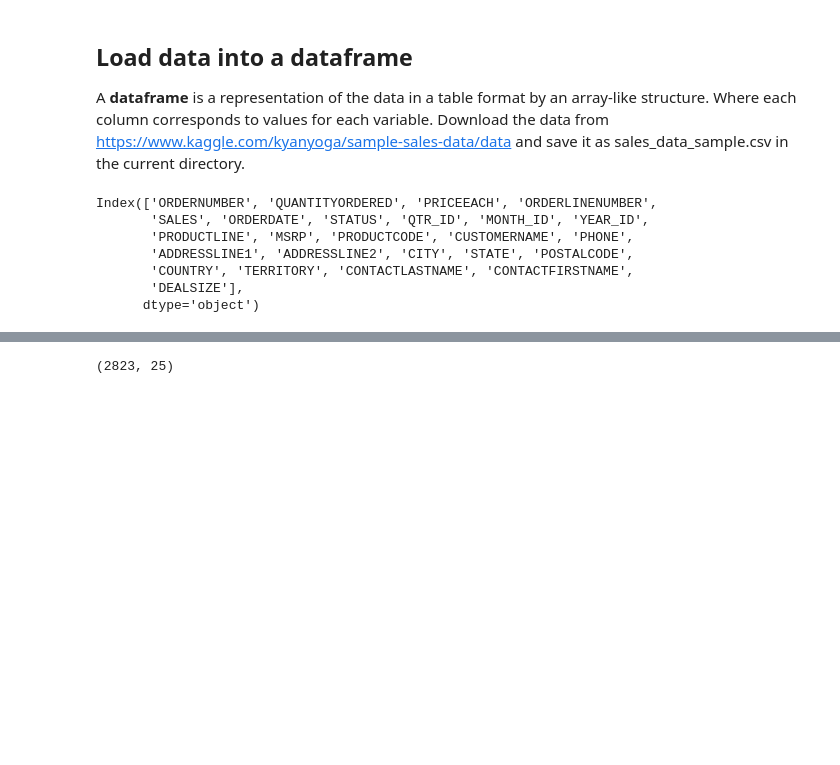
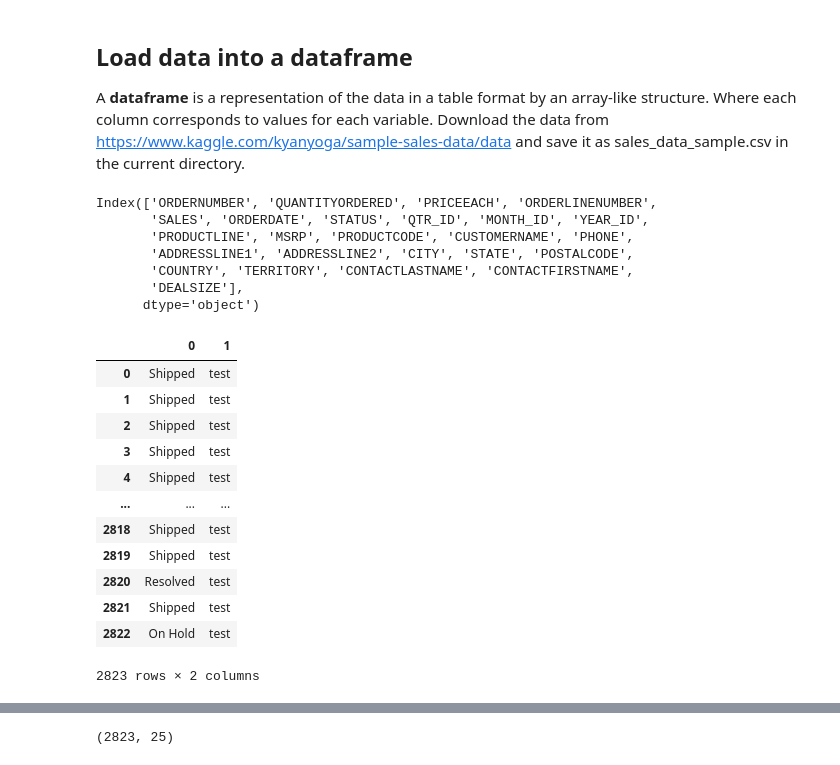
Before and after one commit to rootstrap/ml-training, a Jupyter notebook: data_cleaning.ipynb, the cells around one changed output, grey strips where cells are left out. Cells and saved outputs as stored; diff of their text form; code cells hidden in the pictures; blank space fills up the shorter version.

```diff
--- a/data_cleaning.ipynb
+++ b/data_cleaning.ipynb
@@ -33,6 +33,23 @@ Index(['ORDERNUMBER', 'QUANTITYORDERED', 'PRICEEACH', 'ORDERLINENUMBER',
        'COUNTRY', 'TERRITORY', 'CONTACTLASTNAME', 'CONTACTFIRSTNAME',
        'DEALSIZE'],
       dtype='object')
+# %%
+df['test'] = df['STATUS'].map(str) + ',test'
+df['test'].str.split(pat=',', expand=True)
+# %% [output]
+|  | 0 | 1 |
+| 0 | Shipped | test |
+| 1 | Shipped | test |
+| 2 | Shipped | test |
+| 3 | Shipped | test |
+| 4 | Shipped | test |
+| ... | ... | ... |
+| 2818 | Shipped | test |
+| 2819 | Shipped | test |
+| 2820 | Resolved | test |
+| 2821 | Shipped | test |
+| 2822 | On Hold | test |
+2823 rows × 2 columns
 # %%
 #3. show first rows
 df.head()
```
Also changed, not shown: 2 other files.
